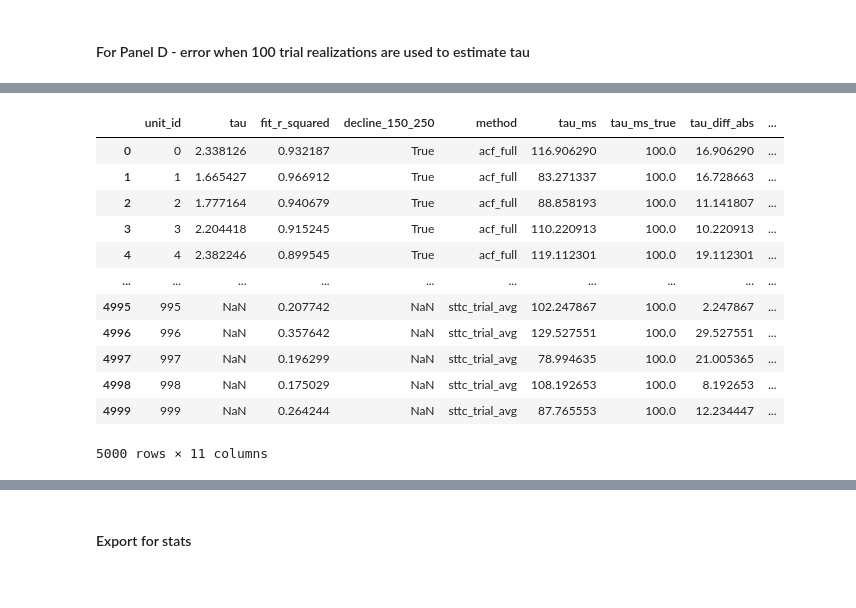
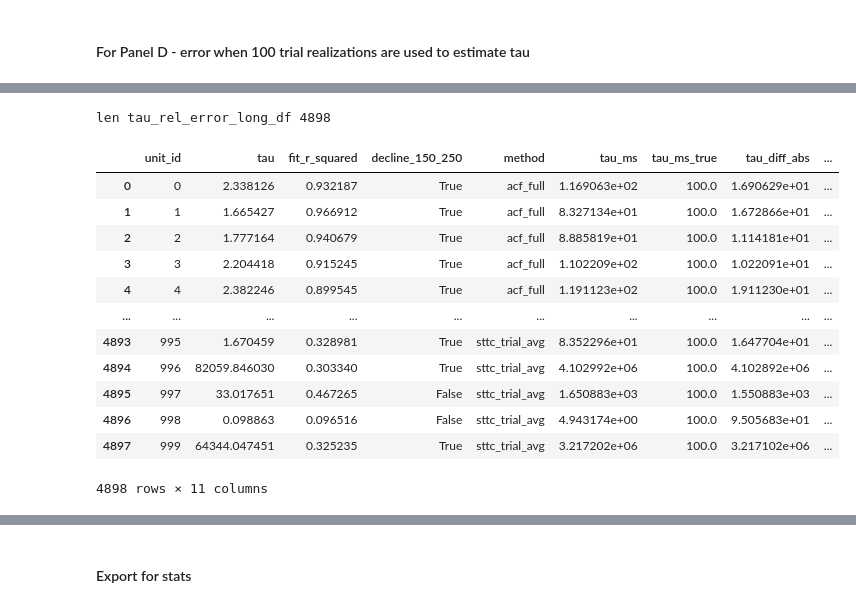
Before and after one commit to iinnpp/isttc, a Jupyter notebook: notebooks/synthetic/plot_taus_main_dataset.ipynb, the cells around one changed output, grey strips where cells are left out. Cells and saved outputs as stored; diff of their text form; code cells hidden in the pictures.

```diff
--- a/notebooks/synthetic/plot_taus_main_dataset.ipynb
+++ b/notebooks/synthetic/plot_taus_main_dataset.ipynb
@@ -863,18 +862,32 @@ len pearsonr 1000, len sttc_concat 1000, len sttc_avg 1000
-# %%
-tau_concat_avg_df['tau_diff_rel_log10'] = np.log10(tau_concat_avg_df['tau_diff_rel'])
-tau_concat_avg_df
-# %% [output]
-|  | unit_id | tau | fit_r_squared | decline_150_250 | method | tau_ms | tau_ms_true | tau_diff_abs | ... |
-| 0 | 0 | 2.338126 | 0.932187 | True | acf_full | 116.906290 | 100.0 | 16.906290 | ... |
-| 1 | 1 | 1.665427 | 0.966912 | True | acf_full | 83.271337 | 100.0 | 16.728663 | ... |
-| 2 | 2 | 1.777164 | 0.940679 | True | acf_full | 88.858193 | 100.0 | 11.141807 | ... |
-| 3 | 3 | 2.204418 | 0.915245 | True | acf_full | 110.220913 | 100.0 | 10.220913 | ... |
-| 4 | 4 | 2.382246 | 0.899545 | True | acf_full | 119.112301 | 100.0 | 19.112301 | ... |
-| ... | ... | ... | ... | ... | ... | ... | ... | ... | ... |
-| 4995 | 995 | NaN | 0.207742 | NaN | sttc_trial_avg | 102.247867 | 100.0 | 2.247867 | ... |
-| 4996 | 996 | NaN | 0.357642 | NaN | sttc_trial_avg | 129.527551 | 100.0 | 29.527551 | ... |
-| 4997 | 997 | NaN | 0.196299 | NaN | sttc_trial_avg | 78.994635 | 100.0 | 21.005365 | ... |
-| 4998 | 998 | NaN | 0.175029 | NaN | sttc_trial_avg | 108.192653 | 100.0 | 8.192653 | ... |
-| 4999 | 999 | NaN | 0.264244 | NaN | sttc_trial_avg | 87.765553 | 100.0 | 12.234447 | ... |
-5000 rows × 11 columns
+# %%
+acf_full_plot_df['tau_diff_rel_log10'] = np.log10(acf_full_plot_df['tau_diff_rel'])
+isttc_full_plot_df['tau_diff_rel_log10'] = np.log10(isttc_full_plot_df['tau_diff_rel'])
+
+tau_rel_error_long_df = pd.concat([acf_full_plot_df,
+                                   isttc_full_plot_df,
+                                   pearsonr_sans_negr_plot_df,
+                                   sttc_concat_sans_negr_plot_df,
+                                   sttc_avg_sans_negr_plot_df])
+tau_rel_error_long_df['log_tau_ms'] = np.log10(tau_rel_error_long_df['tau_ms'])
+tau_rel_error_long_df.reset_index(inplace=True, drop=True)
+
+print(f'len tau_rel_error_long_df {len(tau_rel_error_long_df)}')
+# %% [output]
+len tau_rel_error_long_df 4898
+# %%
+tau_rel_error_long_df
+# %% [output]
+|  | unit_id | tau | fit_r_squared | decline_150_250 | method | tau_ms | tau_ms_true | tau_diff_abs | ... |
+| 0 | 0 | 2.338126 | 0.932187 | True | acf_full | 1.169063e+02 | 100.0 | 1.690629e+01 | ... |
+| 1 | 1 | 1.665427 | 0.966912 | True | acf_full | 8.327134e+01 | 100.0 | 1.672866e+01 | ... |
+| 2 | 2 | 1.777164 | 0.940679 | True | acf_full | 8.885819e+01 | 100.0 | 1.114181e+01 | ... |
+| 3 | 3 | 2.204418 | 0.915245 | True | acf_full | 1.102209e+02 | 100.0 | 1.022091e+01 | ... |
+| 4 | 4 | 2.382246 | 0.899545 | True | acf_full | 1.191123e+02 | 100.0 | 1.911230e+01 | ... |
+| ... | ... | ... | ... | ... | ... | ... | ... | ... | ... |
+| 4893 | 995 | 1.670459 | 0.328981 | True | sttc_trial_avg | 8.352296e+01 | 100.0 | 1.647704e+01 | ... |
+| 4894 | 996 | 82059.846030 | 0.303340 | True | sttc_trial_avg | 4.102992e+06 | 100.0 | 4.102892e+06 | ... |
+| 4895 | 997 | 33.017651 | 0.467265 | False | sttc_trial_avg | 1.650883e+03 | 100.0 | 1.550883e+03 | ... |
+| 4896 | 998 | 0.098863 | 0.096516 | False | sttc_trial_avg | 4.943174e+00 | 100.0 | 9.505683e+01 | ... |
+| 4897 | 999 | 64344.047451 | 0.325235 | True | sttc_trial_avg | 3.217202e+06 | 100.0 | 3.217102e+06 | ... |
+4898 rows × 11 columns
 # %%
```
Also changed, not shown: parts of 20 cells of this notebook.
